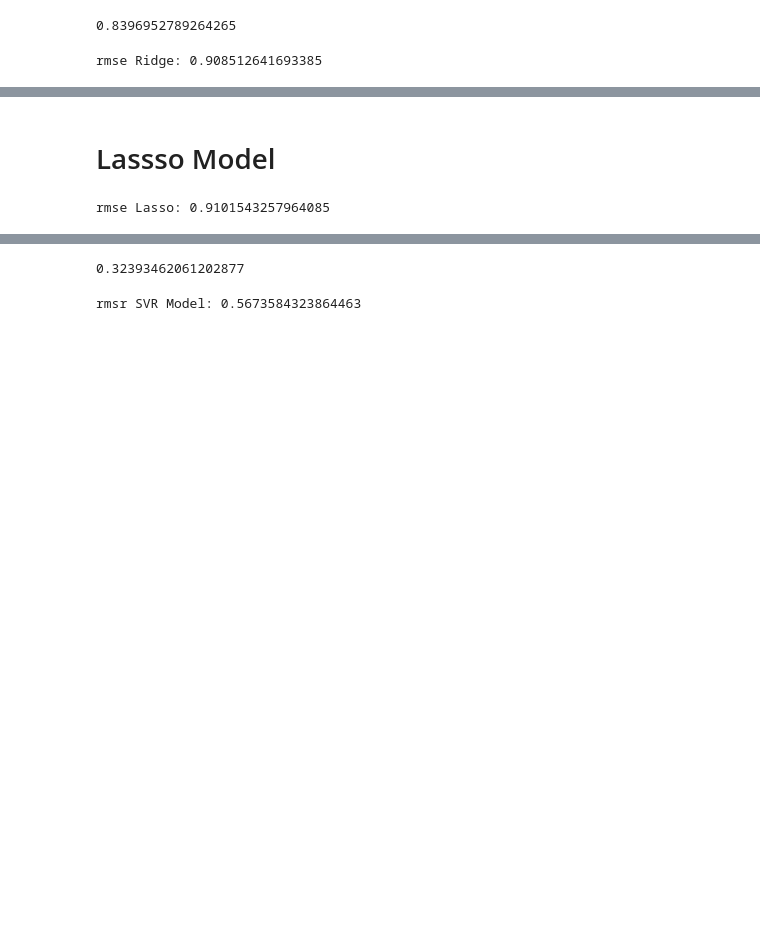
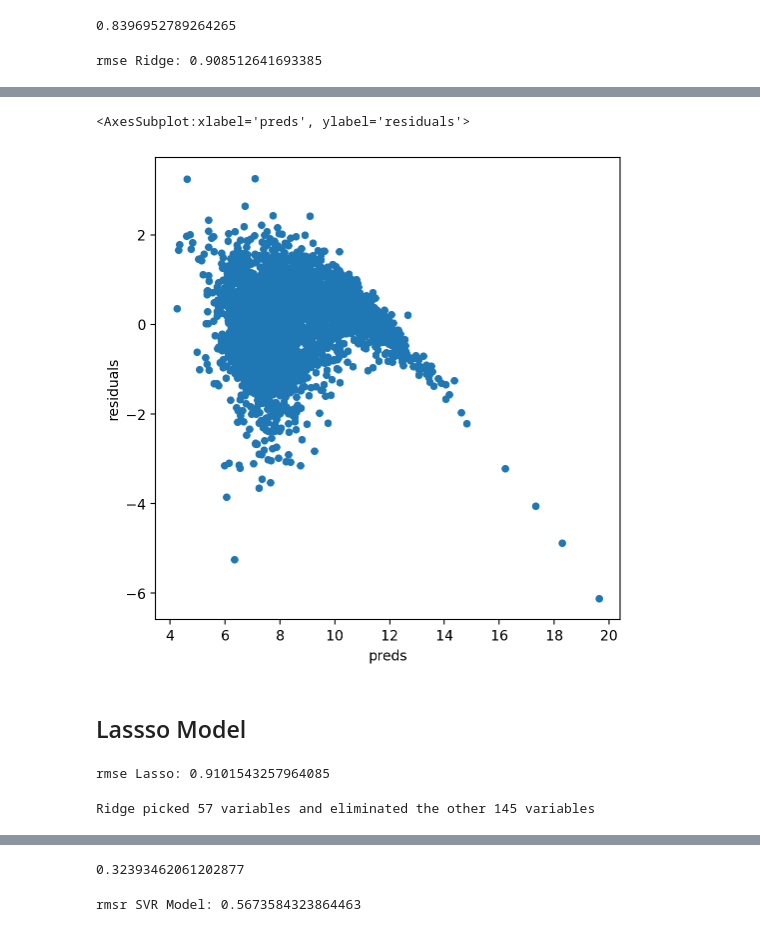
Before and after one commit to alananeo/votos, a Jupyter notebook: tarefa.ipynb, the cells around one changed output, grey strips where cells are left out. Saved outputs shown, nothing was run; the diff lists cells and outputs as text; code cells hidden in the pictures; blank space fills up the shorter version.

```diff
--- a/tarefa.ipynb
+++ b/tarefa.ipynb
@@ -73,5 +94,13 @@ rmse Ridge: 0.908512641693385
+# %%
+matplotlib.rcParams['figure.figsize'] = (6.0, 6.0)
+preds = pd.DataFrame({"preds":model_ridge.predict(X_train), "true": y_train})
+preds["residuals"] = preds["true"] - preds["preds"]
+preds.plot(x = "preds", y = "residuals", kind = "scatter")
+# %% [output]
+<AxesSubplot:xlabel='preds', ylabel='residuals'>
+[figure, added]
 # %% [markdown]
-# Lassso Model
+## Lassso Model
 # %%
 model_lasso = LassoCV(alphas = [1, 0.1, 0.001, 0.0005], max_iter=60000000).fit(X_train, y_train)
 # %%
@@ -80,0 +112,4 @@ rmse Lasso: 0.9101543257964085
+# %%
+print("Ridge picked " + str(sum(coef_lasso != 0)) + " variables and eliminated the other " + str(sum(coef_lasso == 0)) + " variables")
+# %% [output]
+Ridge picked 57 variables and eliminated the other 145 variables
```
Also changed, not shown: parts of 62 cells of this notebook, 1 other file.
